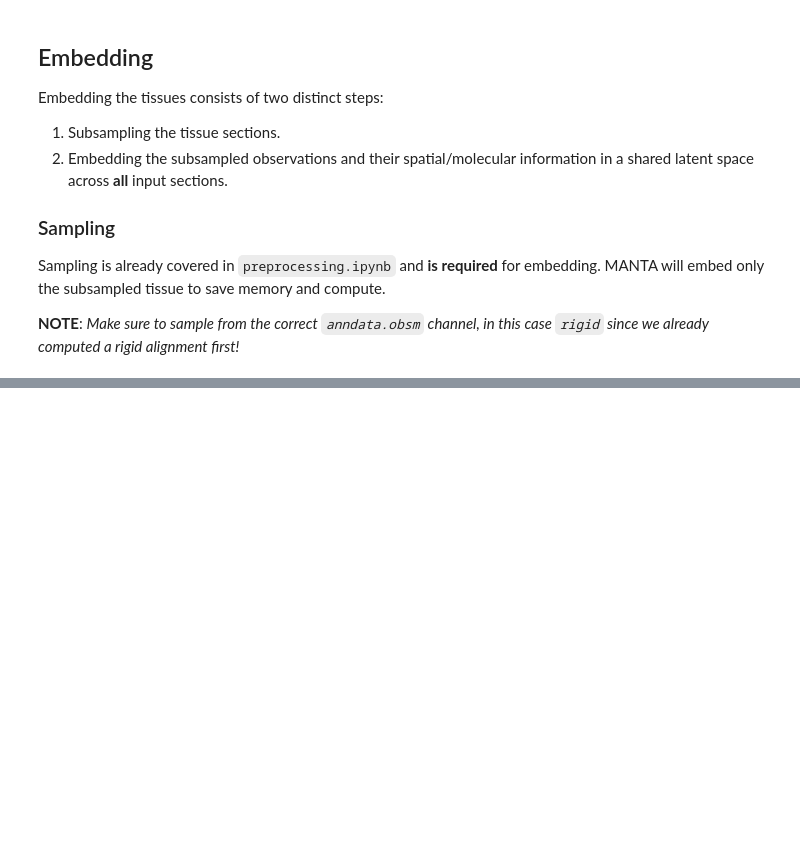
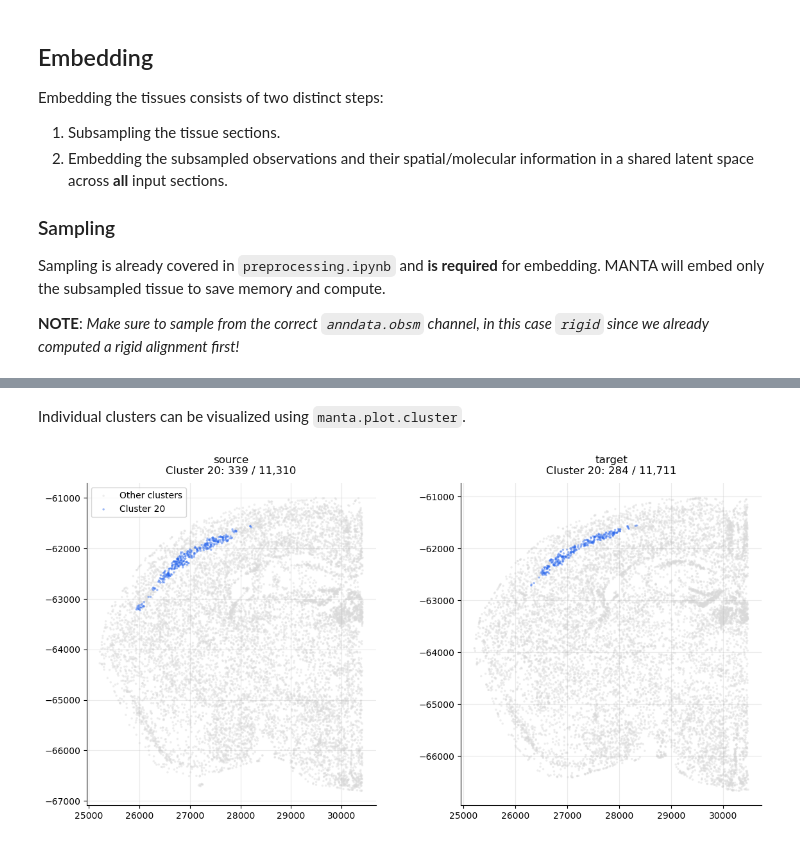
Before and after one commit to PolyRocketMatt/MANTA, a Jupyter notebook: notebooks/embedding.ipynb, the cells around one changed output, grey strips where cells are left out. Cells and saved outputs as stored; diff of their text form; code cells hidden in the pictures; blank space fills up the shorter version.

```diff
--- a/notebooks/embedding.ipynb
+++ b/notebooks/embedding.ipynb
@@ -94,0 +127,16 @@ manta.embedding.embed(
+# %% [markdown]
+Individual clusters can be visualized using `manta.plot.cluster`.
+# %%
+manta.plot.cluster(
+    adatas=adatas,
+    clusterId=20,
+
+    labels=["source", "target"],
+
+    figsize_per_panel=(6,6),
+    alpha=0.45,
+    marker_size=6,
+    equal_aspect=True
+)
+# %% [output]
+[figure, added]
```
Also changed, not shown: parts of 8 cells of this notebook, 15 other files.
